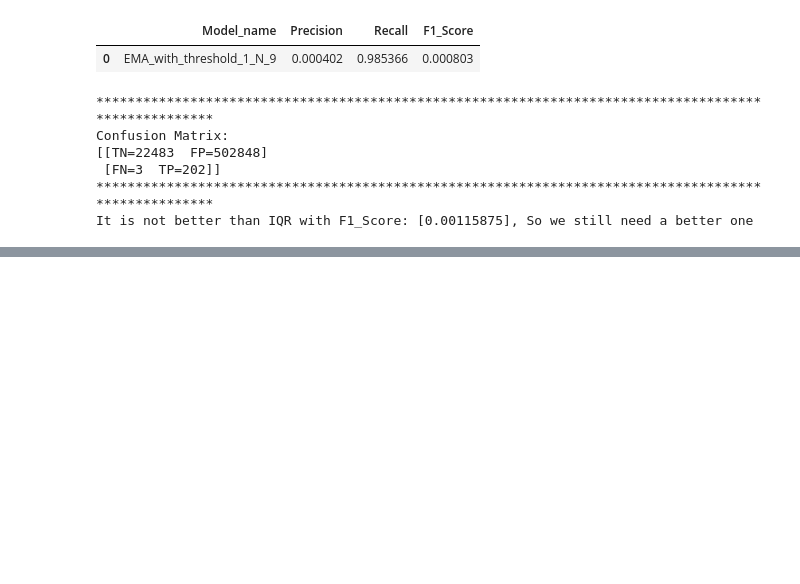
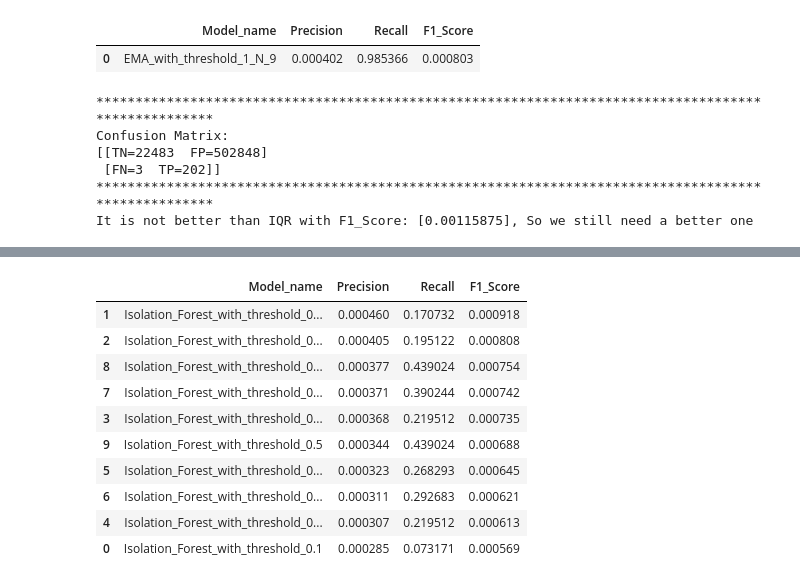
Before and after one commit to Mohammad-Amirifard/Traffic-Anomaly-Detection, a Jupyter notebook: Notebooks/Traffic_anomaly_detection.ipynb, the cells around one changed output, grey strips where cells are left out. Drawn from its saved outputs; the diff is of its cells as text; code cells hidden in the pictures; blank space fills up the shorter version.

Commit message:
Created Isolation Forest

```diff
--- a/Notebooks/Traffic_anomaly_detection.ipynb
+++ b/Notebooks/Traffic_anomaly_detection.ipynb
@@ -567,0 +574,12 @@ It is not better than IQR with F1_Score: [0.00115875], So we still need a better
+# %%
+X = df['count']
+y = df['label']
+
+# Reshaping
+X = np.reshape(X,(-1,1))
+y = np.reshape(y,(-1,1))
+X_train, X_test, y_train, y_test = train_test_split(X,y, test_size=0.2,random_state=42,stratify=y)
+print('X_train.shape:',X_train.shape)
+print('X_test.shape:',X_test.shape)
+print('y_train.shape:',y_train.shape)
+print('y_test.shape:',y_test.shape)
@@ -567,0 +653,10 @@ It is not better than IQR with F1_Score: [0.00115875], So we still need a better
+# %%
+# Call function with random threshold
+performance_table = pd.DataFrame({'Model_name':[],'Precision':[],'Recall':[],'F1_Score':[]})
+y_test,y_pred,Isolation_forest_performance_table, confusion_matrix = Isolation_forest_method(X_train, X_test, y_train, y_test, threshold=0.5)
+display(Isolation_forest_performance_table)
+print('*'*100)
+print('Confusion Matrix:')
+print(f'[[TN={confusion_matrix[0][0]}  FP={confusion_matrix[0][1]}]')
+print(f' [FN={confusion_matrix[1][0]}  TP={confusion_matrix[1][1]}]]')
+print('*'*100)
@@ -567,0 +671,17 @@ It is not better than IQR with F1_Score: [0.00115875], So we still need a better
+# %%
+# Call function with different thresholds
+performance_table = pd.DataFrame({'Model_name':[],'Precision':[],'Recall':[],'F1_Score':[]})
+y_test,y_pred,Isolation_forest_performance_table, confusion_matrix = Isolation_forest_method(X_train, X_test, y_train, y_test, threshold='loop')
+display(Isolation_forest_performance_table)
+# %% [output]
+|  | Model_name | Precision | Recall | F1_Score |
+| 1 | Isolation_Forest_with_threshold_0... | 0.000460 | 0.170732 | 0.000918 |
+| 2 | Isolation_Forest_with_threshold_0... | 0.000405 | 0.195122 | 0.000808 |
+| 8 | Isolation_Forest_with_threshold_0... | 0.000377 | 0.439024 | 0.000754 |
+| 7 | Isolation_Forest_with_threshold_0... | 0.000371 | 0.390244 | 0.000742 |
+| 3 | Isolation_Forest_with_threshold_0... | 0.000368 | 0.219512 | 0.000735 |
+| 9 | Isolation_Forest_with_threshold_0.5 | 0.000344 | 0.439024 | 0.000688 |
+| 5 | Isolation_Forest_with_threshold_0... | 0.000323 | 0.268293 | 0.000645 |
+| 6 | Isolation_Forest_with_threshold_0... | 0.000311 | 0.292683 | 0.000621 |
+| 4 | Isolation_Forest_with_threshold_0... | 0.000307 | 0.219512 | 0.000613 |
+| 0 | Isolation_Forest_with_threshold_0.1 | 0.000285 | 0.073171 | 0.000569 |
```
Also changed, not shown: parts of 8 cells of this notebook.
